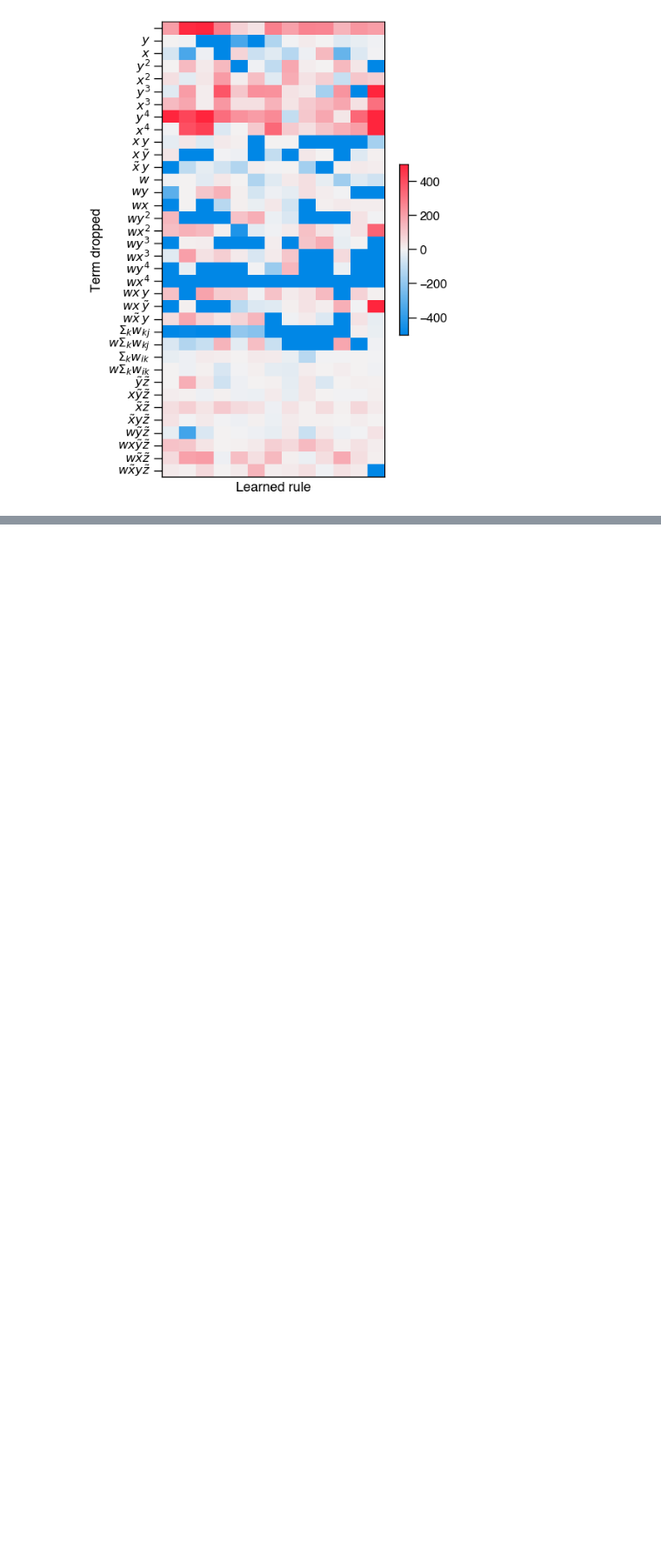
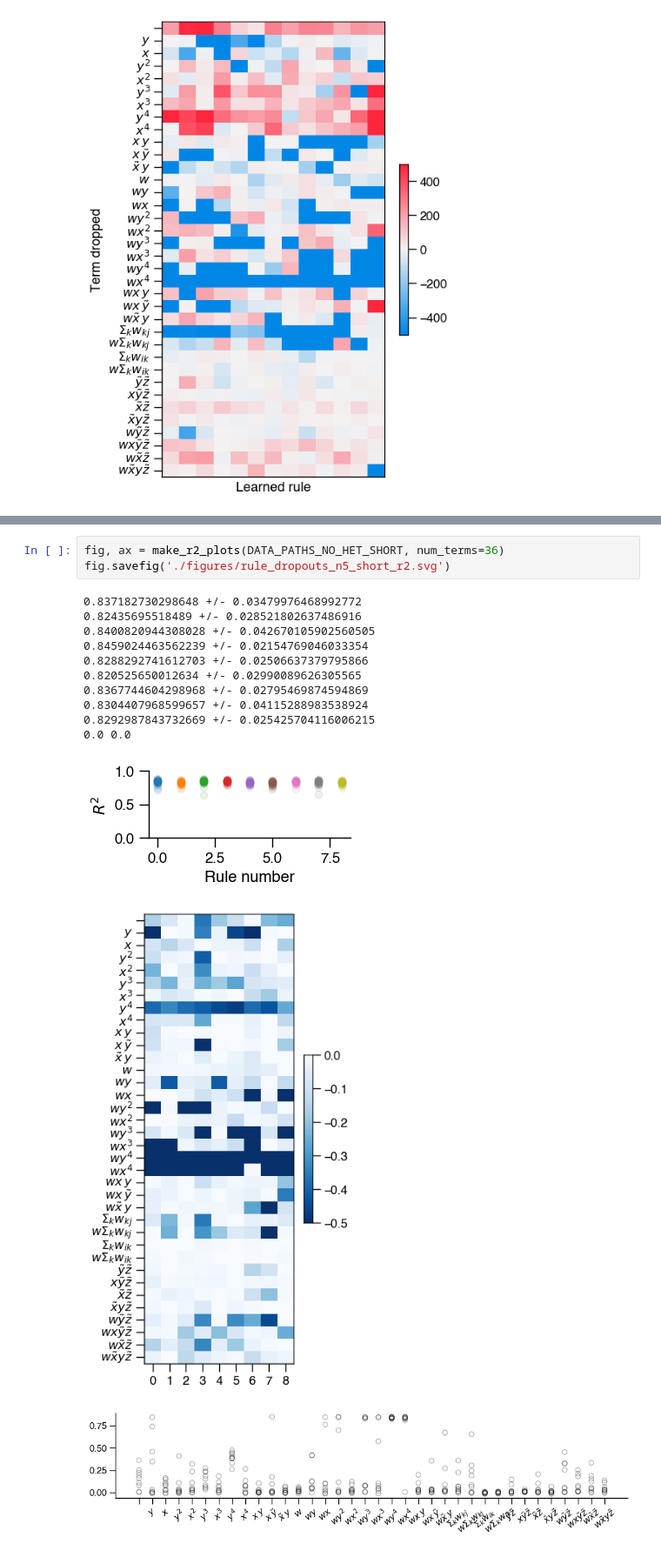
Before and after one commit to davidgbe/automated_plasticity_discovery, a Jupyter notebook: rule_dropouts_bulk_analysis.ipynb, the cells around one changed output, grey strips where cells are left out. Shown at 87% size. Cells and saved outputs as stored; diff of their text form; blank space fills up the shorter version.

Commit message:
updates to rule dropouts analysis

```diff
--- a/rule_dropouts_bulk_analysis.ipynb
+++ b/rule_dropouts_bulk_analysis.ipynb
@@ -303,0 +408,17 @@ fig.savefig('./figures/rule_dropouts_n5_long.svg')
+# %%
+fig, ax = make_r2_plots(DATA_PATHS_NO_HET_SHORT, num_terms=36)
+fig.savefig('./figures/rule_dropouts_n5_short_r2.svg')
+# %% [output]
+0.837182730298648 +/- 0.03479976468992772
+0.82435695518489 +/- 0.028521802637486916
+0.8400820944308028 +/- 0.042670105902560505
+0.8459024463562239 +/- 0.02154769046033354
+0.8288292741612703 +/- 0.02506637379795866
+0.820525650012634 +/- 0.02990089626305565
+0.8367744604298968 +/- 0.02795469874594869
+0.8304407968599657 +/- 0.04115288983538924
+0.8292987843732669 +/- 0.025425704116006215
+0.0 0.0
+[figure, added]
+[figure, added]
+[figure, added]
```
Also changed, not shown: parts of 4 cells of this notebook, 2 other files.
